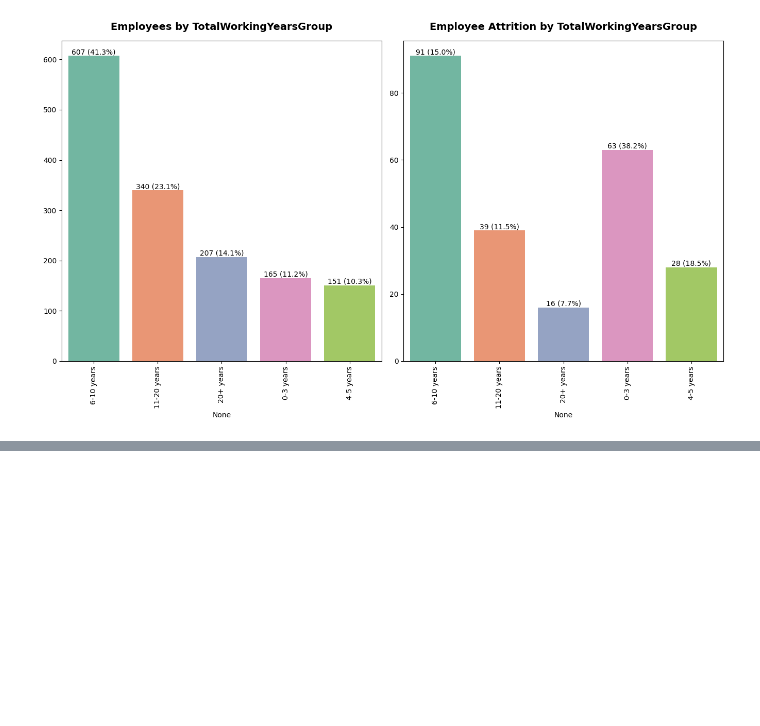
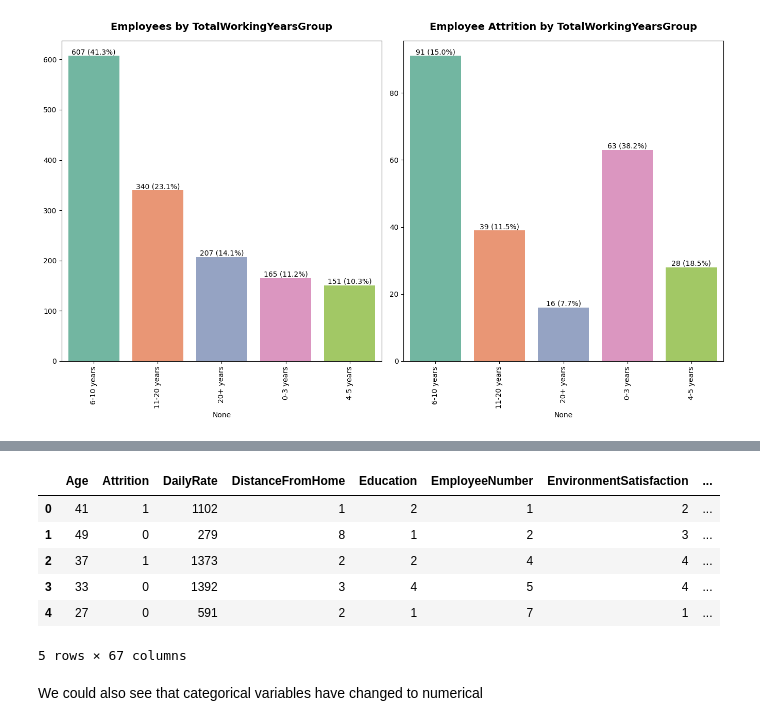
Before and after one commit to DataScience-Project-New-Group-4/Employee-Churn, a Jupyter notebook: Employee_churn.ipynb, the cells around one changed output, grey strips where cells are left out. Drawn from its saved outputs; the diff is of its cells as text; code cells hidden in the pictures; blank space fills up the shorter version.

```diff
--- a/Employee_churn.ipynb
+++ b/Employee_churn.ipynb
@@ -592,0 +612,16 @@ Passing `palette` without assigning `hue` is deprecated and will be removed in v
+# %%
+#One-hot Encoding
+df = pd.get_dummies(df)
+# %%
+#checking if the other categorical columns have changed to numerical
+df.head()
+# %% [output]
+|  | Age | Attrition | DailyRate | DistanceFromHome | Education | EmployeeNumber | EnvironmentSatisfaction | ... |
+| 0 | 41 | 1 | 1102 | 1 | 2 | 1 | 2 | ... |
+| 1 | 49 | 0 | 279 | 8 | 1 | 2 | 3 | ... |
+| 2 | 37 | 1 | 1373 | 2 | 2 | 4 | 4 | ... |
+| 3 | 33 | 0 | 1392 | 3 | 4 | 5 | 4 | ... |
+| 4 | 27 | 0 | 591 | 2 | 1 | 7 | 1 | ... |
+5 rows × 67 columns
+# %% [markdown]
+We could also see that categorical variables have changed to numerical
```
Also changed, not shown: parts of 69 cells of this notebook.
